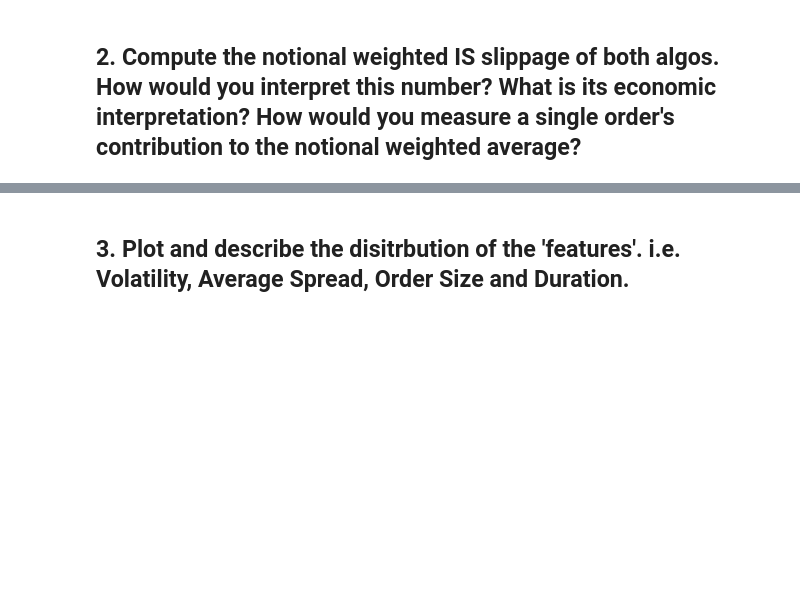
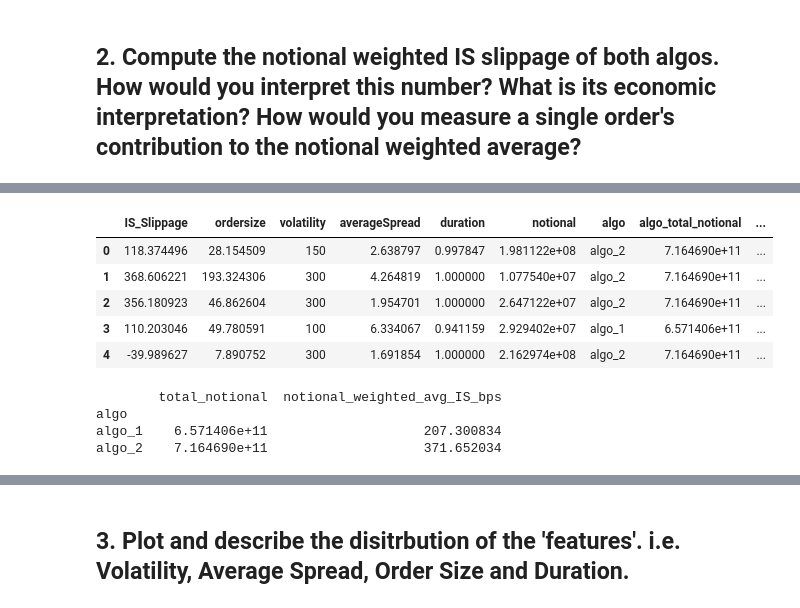
Before and after one commit to Lawrence2005/UBS-OA, a Jupyter notebook: solution.ipynb, the cells around one changed output, grey strips where cells are left out. Cells and saved outputs as stored; diff of their text form; code cells hidden in the pictures; blank space fills up the shorter version.

```diff
--- a/solution.ipynb
+++ b/solution.ipynb
@@ -108,0 +117,23 @@ On a raw unconditional basis, algo_1 appears to perform better, having lower ave
+# %%
+df['algo_total_notional'] = df.groupby('algo')['notional'].transform('sum')
+df['IS_weighted_contribution'] = df['IS_Slippage'] * df['notional'] / df['algo_total_notional']
+
+df.head()
+# %% [output]
+|  | IS_Slippage | ordersize | volatility | averageSpread | duration | notional | algo | algo_total_notional | ... |
+| 0 | 118.374496 | 28.154509 | 150 | 2.638797 | 0.997847 | 1.981122e+08 | algo_2 | 7.164690e+11 | ... |
+| 1 | 368.606221 | 193.324306 | 300 | 4.264819 | 1.000000 | 1.077540e+07 | algo_2 | 7.164690e+11 | ... |
+| 2 | 356.180923 | 46.862604 | 300 | 1.954701 | 1.000000 | 2.647122e+07 | algo_2 | 7.164690e+11 | ... |
+| 3 | 110.203046 | 49.780591 | 100 | 6.334067 | 0.941159 | 2.929402e+07 | algo_1 | 6.571406e+11 | ... |
+| 4 | -39.989627 | 7.890752 | 300 | 1.691854 | 1.000000 | 2.162974e+08 | algo_2 | 7.164690e+11 | ... |
+# %%
+notional_weighted_summary = df.groupby('algo').agg(
+    total_notional=('notional', 'sum'),
+    notional_weighted_avg_IS_bps=('IS_weighted_contribution', 'sum'),
+)
+print(notional_weighted_summary)
+# %% [output]
+        total_notional  notional_weighted_avg_IS_bps
+algo
+algo_1    6.571406e+11                    207.300834
+algo_2    7.164690e+11                    371.652034
```
Also changed, not shown: parts of 9 cells of this notebook.
